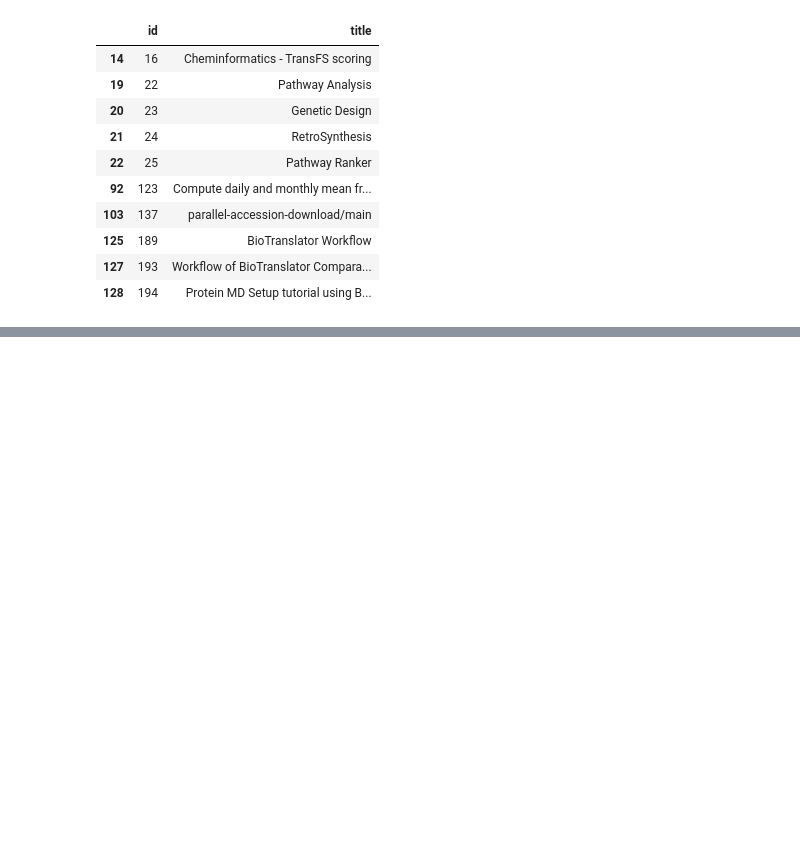
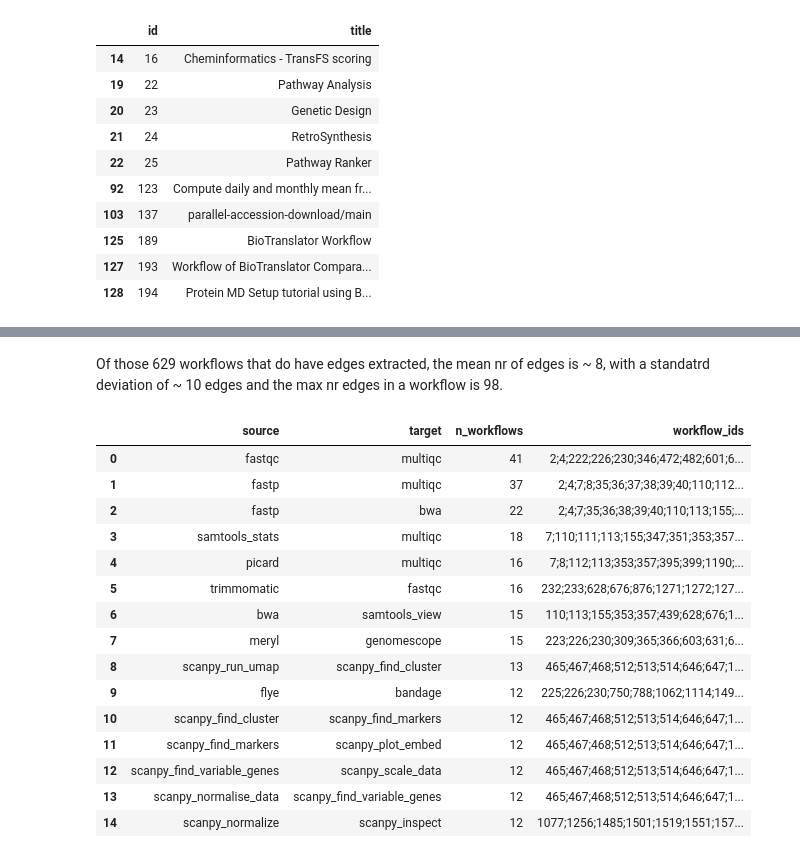
Before and after one commit to inab/InSoLiTo, a Jupyter notebook: directed-graph/workflowhub/ga_workflows.ipynb, the cells around one changed output, grey strips where cells are left out. Cells and saved outputs as stored; diff of their text form; code cells hidden in the pictures; blank space fills up the shorter version.

Commit message:
Add mapping stats

```diff
--- a/directed-graph/workflowhub/ga_workflows.ipynb
+++ b/directed-graph/workflowhub/ga_workflows.ipynb
@@ -179,0 +192,22 @@ I dont know what the conclusion was - maybe need to look into how the files look
+# %% [markdown]
+Of those 629 workflows that do have edges extracted, the mean nr of edges is ~ 8, with a standatrd deviation of ~ 10 edges and the max nr edges in a workflow is 98.
+# %%
+# Most common edges
+gedges.head(15)
+# %% [output]
+|  | source | target | n_workflows | workflow_ids |
+| 0 | fastqc | multiqc | 41 | 2;4;222;226;230;346;472;482;601;6... |
+| 1 | fastp | multiqc | 37 | 2;4;7;8;35;36;37;38;39;40;110;112... |
+| 2 | fastp | bwa | 22 | 2;4;7;35;36;38;39;40;110;113;155;... |
+| 3 | samtools_stats | multiqc | 18 | 7;110;111;113;155;347;351;353;357... |
+| 4 | picard | multiqc | 16 | 7;8;112;113;353;357;395;399;1190;... |
+| 5 | trimmomatic | fastqc | 16 | 232;233;628;676;876;1271;1272;127... |
+| 6 | bwa | samtools_view | 15 | 110;113;155;353;357;439;628;676;1... |
+| 7 | meryl | genomescope | 15 | 223;226;230;309;365;366;603;631;6... |
+| 8 | scanpy_run_umap | scanpy_find_cluster | 13 | 465;467;468;512;513;514;646;647;1... |
+| 9 | flye | bandage | 12 | 225;226;230;750;788;1062;1114;149... |
+| 10 | scanpy_find_cluster | scanpy_find_markers | 12 | 465;467;468;512;513;514;646;647;1... |
+| 11 | scanpy_find_markers | scanpy_plot_embed | 12 | 465;467;468;512;513;514;646;647;1... |
+| 12 | scanpy_find_variable_genes | scanpy_scale_data | 12 | 465;467;468;512;513;514;646;647;1... |
+| 13 | scanpy_normalise_data | scanpy_find_variable_genes | 12 | 465;467;468;512;513;514;646;647;1... |
+| 14 | scanpy_normalize | scanpy_inspect | 12 | 1077;1256;1485;1501;1519;1551;157... |
```
Also changed, not shown: parts of 14 cells of this notebook.
